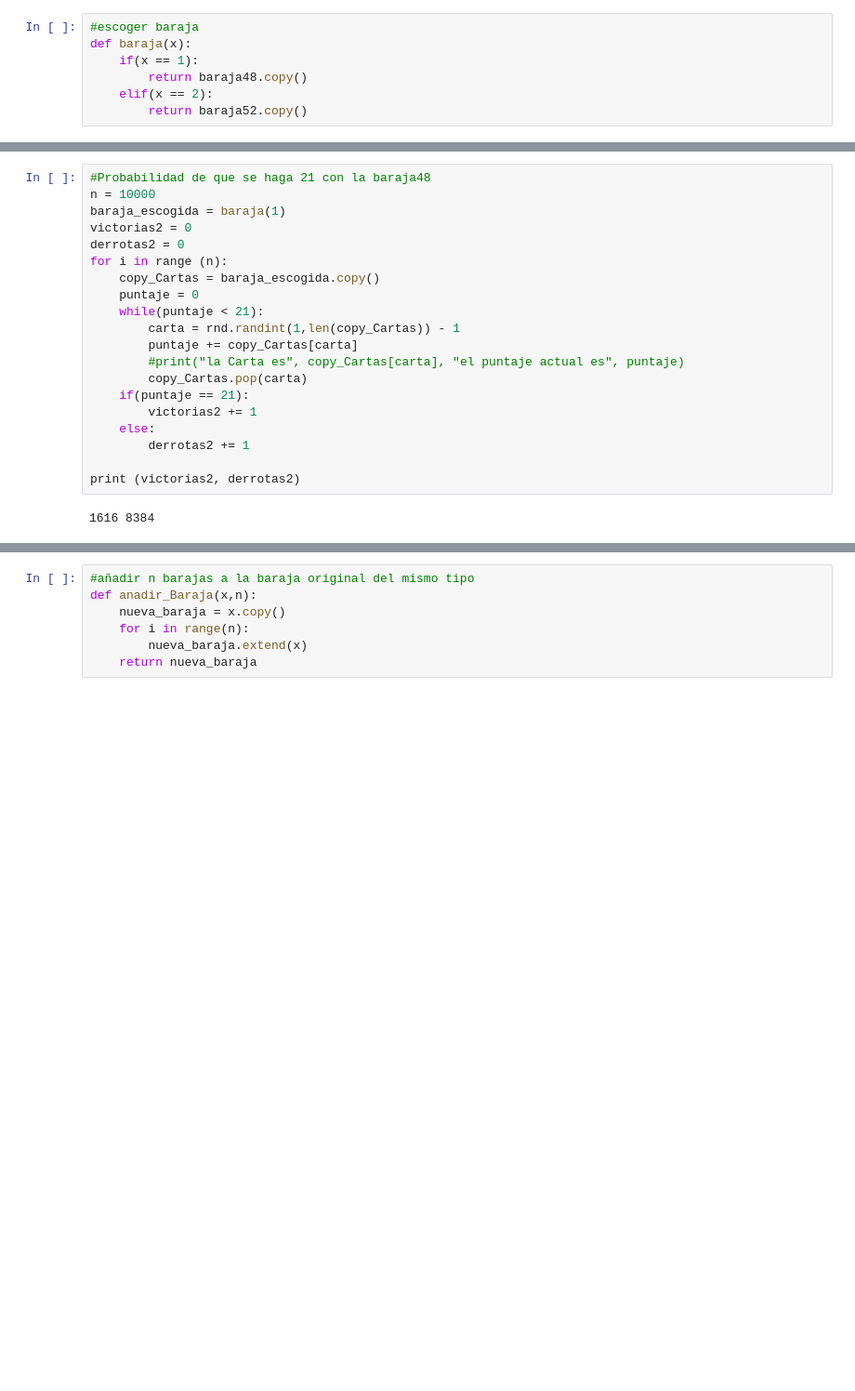
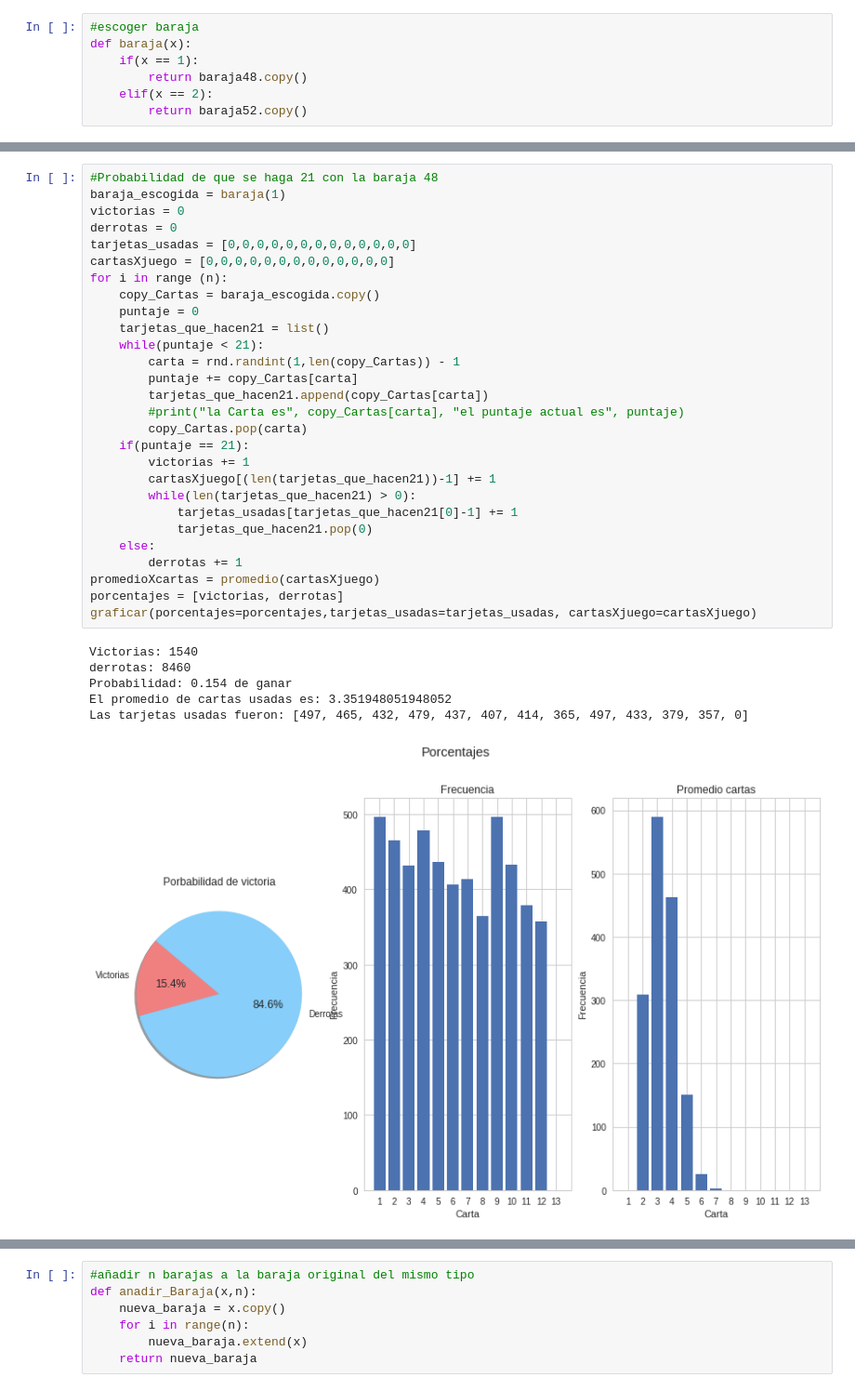
Before and after one commit to OscarAlvarezRodriguez/AlgorithmsUN2020II, a Jupyter notebook: Laboratorios/Laboratorio 4/Juego de cartas.ipynb, the cells around one changed output, grey strips where cells are left out. Shown: that part at 93% size. Saved outputs shown, nothing was run; the diff lists cells and outputs as text; blank space fills up the shorter version.

```diff
--- a/Laboratorios/Laboratorio 4/Juego de cartas.ipynb
+++ b/Laboratorios/Laboratorio 4/Juego de cartas.ipynb
@@ -49,22 +107,35 @@ print (victorias, derrotas)
 # %%
-#Probabilidad de que se haga 21 con la baraja48
-n = 10000
+#Probabilidad de que se haga 21 con la baraja 48
 baraja_escogida = baraja(1)
-victorias2 = 0
-derrotas2 = 0
+victorias = 0
+derrotas = 0
+tarjetas_usadas = [0,0,0,0,0,0,0,0,0,0,0,0,0]
+cartasXjuego = [0,0,0,0,0,0,0,0,0,0,0,0,0]
 for i in range (n):
     copy_Cartas = baraja_escogida.copy()
     puntaje = 0
+    tarjetas_que_hacen21 = list()
     while(puntaje < 21):
         carta = rnd.randint(1,len(copy_Cartas)) - 1
         puntaje += copy_Cartas[carta]
+        tarjetas_que_hacen21.append(copy_Cartas[carta])
         #print("la Carta es", copy_Cartas[carta], "el puntaje actual es", puntaje)
         copy_Cartas.pop(carta)
     if(puntaje == 21):
-        victorias2 += 1
+        victorias += 1
+        cartasXjuego[(len(tarjetas_que_hacen21))-1] += 1
+        while(len(tarjetas_que_hacen21) > 0):
+            tarjetas_usadas[tarjetas_que_hacen21[0]-1] += 1
+            tarjetas_que_hacen21.pop(0)
     else:
-        derrotas2 += 1
-
-print (victorias2, derrotas2)
+        derrotas += 1
+promedioXcartas = promedio(cartasXjuego)
+porcentajes = [victorias, derrotas]
+graficar(porcentajes=porcentajes,tarjetas_usadas=tarjetas_usadas, cartasXjuego=cartasXjuego)
 # %% [output]
-1616 8384
+Victorias: 1540
+derrotas: 8460
+Probabilidad: 0.154 de ganar
+El promedio de cartas usadas es: 3.351948051948052
+Las tarjetas usadas fueron: [497, 465, 432, 479, 437, 407, 414, 365, 497, 433, 379, 357, 0]
+[figure, added]
```
Also changed, not shown: parts of 27 cells of this notebook.
